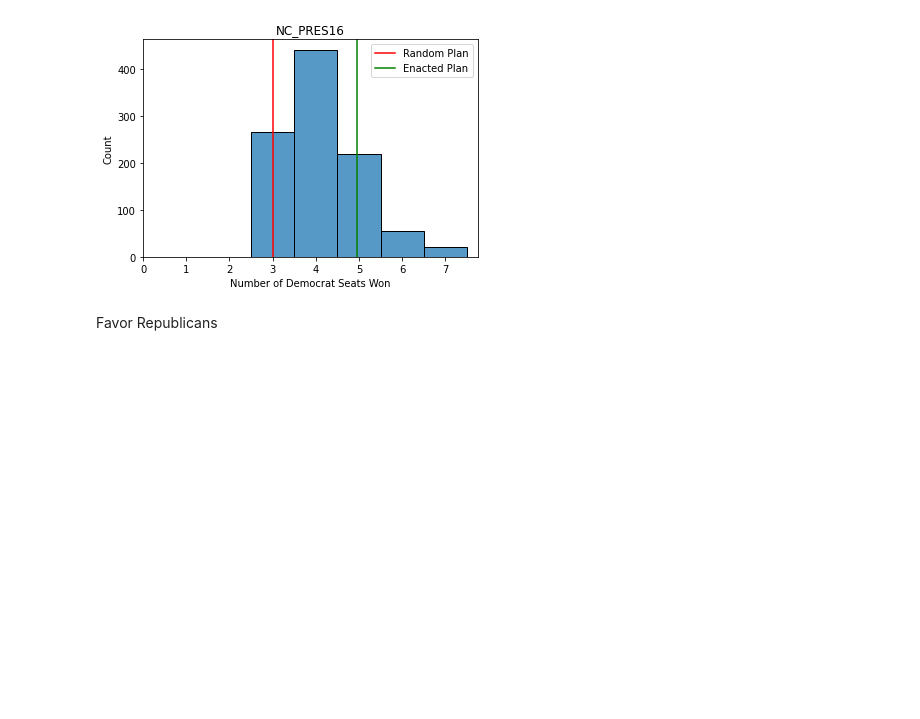
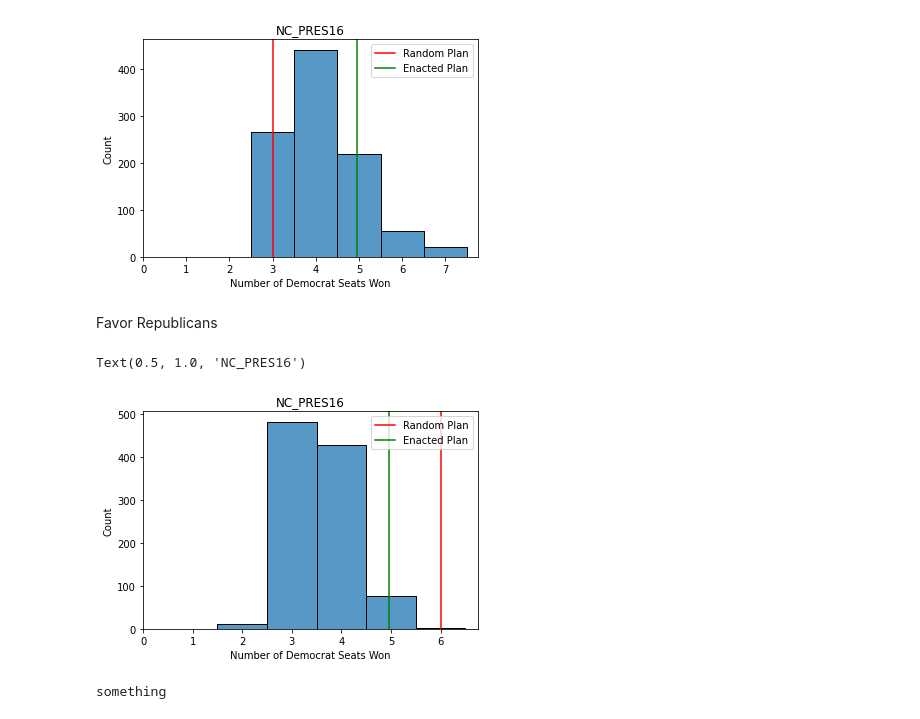
Before and after one commit to jieun-seong/MRC_redistricting, a Jupyter notebook: py38_success_2.ipynb, the cells around one changed output. Drawn from its saved outputs; the diff is of its cells as text; code cells hidden in the pictures; blank space fills up the shorter version.

```diff
--- a/py38_success_2.ipynb
+++ b/py38_success_2.ipynb
@@ -236,11 +236,3 @@ chain = MarkovChain(
 )
 # %%
 bias_ensembles = [[p for p in bc.with_progress_bar()][::10] for bc in bias_chains]
-# %%
-# save the random seed to a dataframe
-df = pandas.DataFrame.from_dict(random_partition.assignment, orient='index', columns=["Random Seed"])
-
-# this adds the random seed as a column to the graph
-graph.add_data(df)
-
-graph.to_json("NC_with_random_seed.json")
@@ -484,0 +490,16 @@ bias_ensembles_rep = [[p for p in bc.with_progress_bar()][::10] for bc in bias_c
+# %%
+import numpy as np
+measure = 3
+dem_seats = np.array([partition["PRES16"].seats("Democratic") for partition in bias_ensembles_rep[measure]])
+import seaborn as sns
+# make a histogram of the number of seats won
+sns.histplot(dem_seats, bins = max(dem_seats)+1, discrete = True)
+plt.axvline(x=bias_ensembles_rep[measure][0]["PRES16"].seats("Democratic"), color = "red", label = "Random Plan")
+plt.axvline(x=initial_partition["PRES16"].seats("Democratic")-.05, color = "green", label = "Enacted Plan")
+plt.legend(loc = "upper right")
+plt.xticks(np.arange(0, max(dem_seats)+1, 1))
+plt.xlabel("Number of Democrat Seats Won")
+plt.title('NC_PRES16')
+# %% [output]
+Text(0.5, 1.0, 'NC_PRES16')
+[figure, added]
@@ -484,0 +532,4 @@ bias_ensembles_rep = [[p for p in bc.with_progress_bar()][::10] for bc in bias_c
+# %%
+print("something")
+# %% [output]
+something
```
Also changed, not shown: parts of 13 cells of this notebook.
